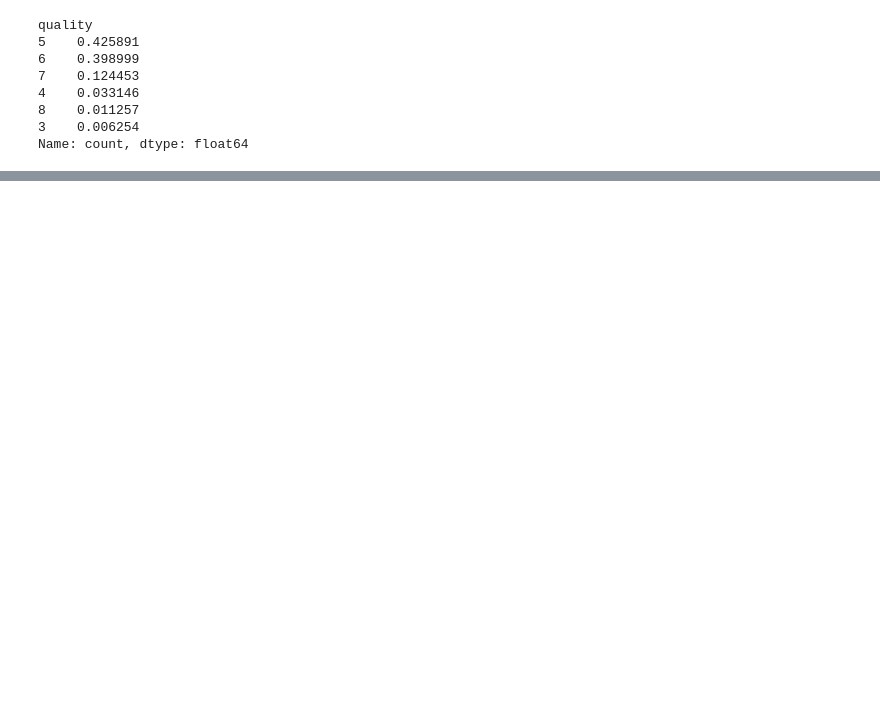
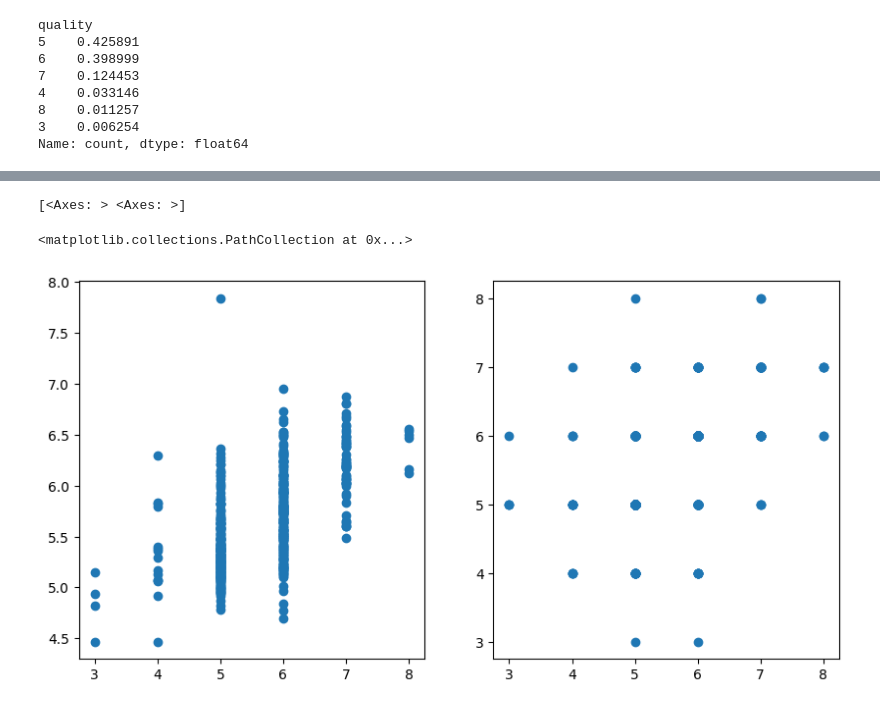
Before and after one commit to lavima/itf31519_2025, a Jupyter notebook: theory_and_practices/workshop1709.ipynb, the cells around one changed output, grey strips where cells are left out. Drawn from its saved outputs; the diff is of its cells as text; code cells hidden in the pictures; blank space fills up the shorter version.

```diff
--- a/theory_and_practices/workshop1709.ipynb
+++ b/theory_and_practices/workshop1709.ipynb
@@ -142,0 +201,11 @@ def evaluate(model, final_eval=False):
+# %%
+fig, ax = plt.subplots(1, 2, figsize=(10, 5))
+print(ax)
+lr_predictions = lr1.predict(test_features)
+ax[0].scatter(test_targets, lr_predictions)
+dt_predictions = dt1.predict(test_features)
+ax[1].scatter(test_targets, dt_predictions)
+# %% [output]
+[<Axes: > <Axes: >]
+<matplotlib.collections.PathCollection at 0x...>
+[figure, added]
```
Also changed, not shown: parts of 13 cells of this notebook.
